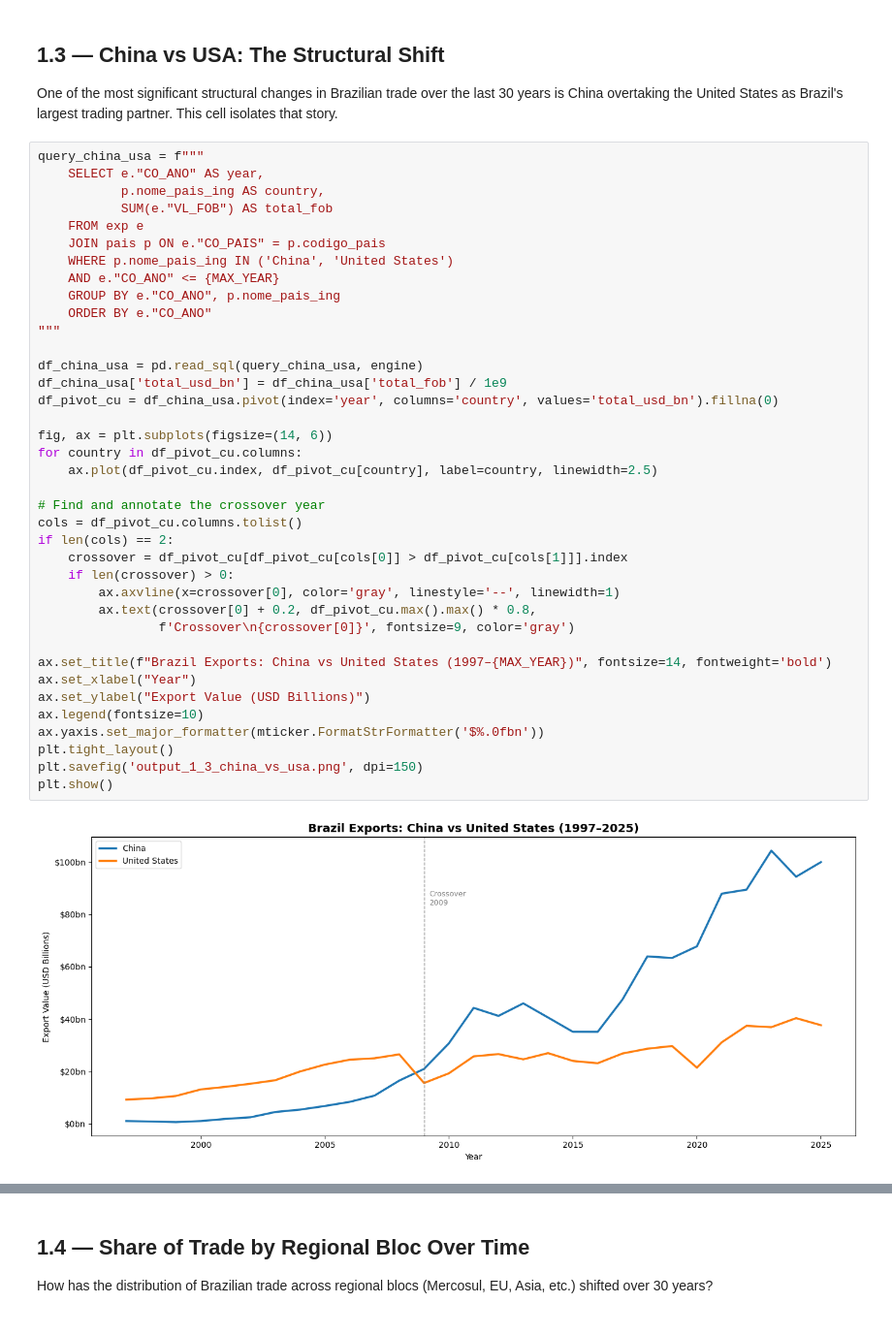
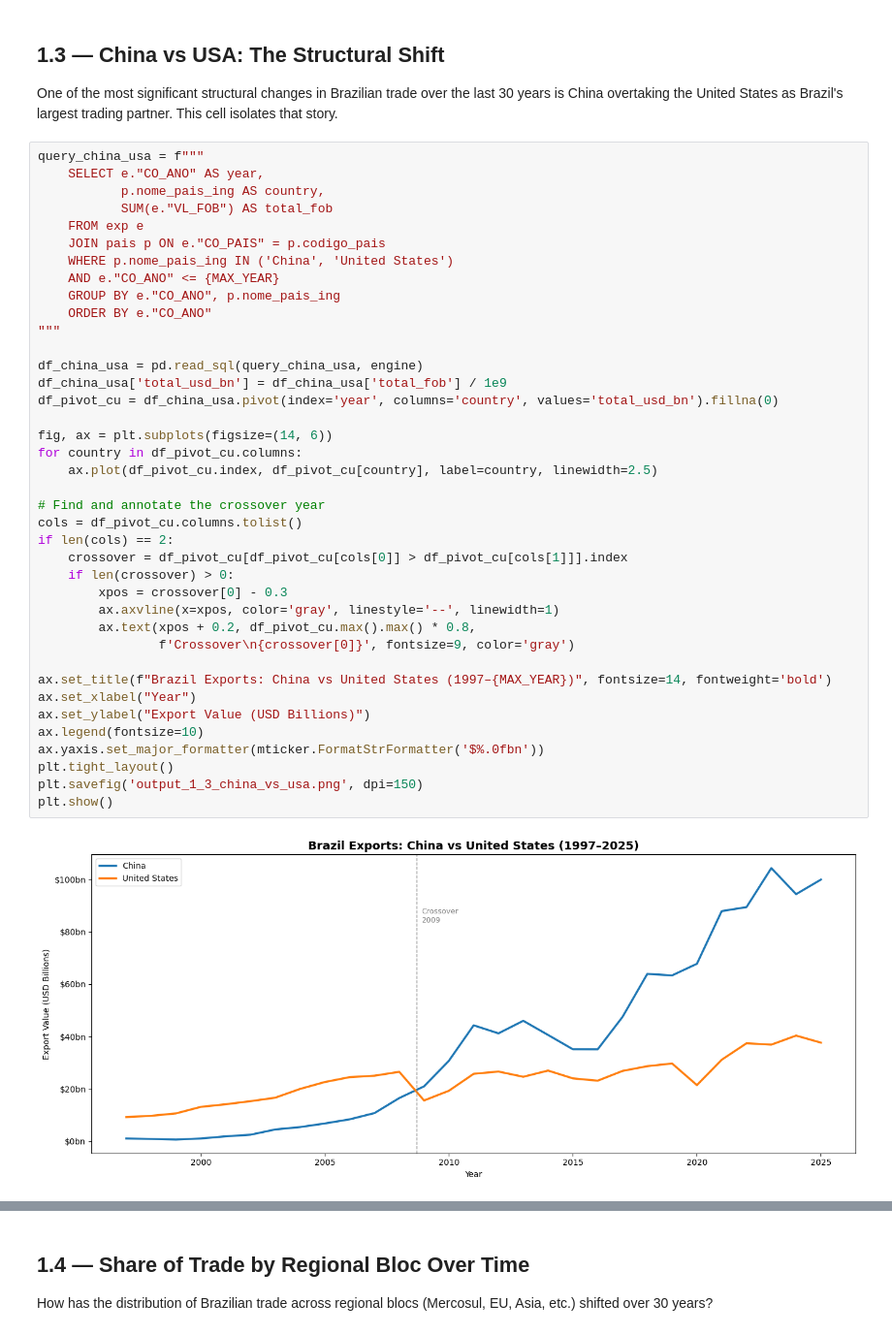
Before and after one commit to Eduardo-kohn/brazil-state-trade-analysis, a Jupyter notebook: SRC/Analysis/step1_geographic_concentration.ipynb, the cells around one changed output, grey strips where cells are left out. Shown at 97% size. Saved outputs shown, nothing was run; the diff lists cells and outputs as text.

```diff
--- a/SRC/Analysis/step1_geographic_concentration.ipynb
+++ b/SRC/Analysis/step1_geographic_concentration.ipynb
@@ -165,33 +165,34 @@ query_china_usa = f"""
     WHERE p.nome_pais_ing IN ('China', 'United States')
     AND e."CO_ANO" <= {MAX_YEAR}
     GROUP BY e."CO_ANO", p.nome_pais_ing
     ORDER BY e."CO_ANO"
 """
 
 df_china_usa = pd.read_sql(query_china_usa, engine)
 df_china_usa['total_usd_bn'] = df_china_usa['total_fob'] / 1e9
 df_pivot_cu = df_china_usa.pivot(index='year', columns='country', values='total_usd_bn').fillna(0)
 
 fig, ax = plt.subplots(figsize=(14, 6))
 for country in df_pivot_cu.columns:
     ax.plot(df_pivot_cu.index, df_pivot_cu[country], label=country, linewidth=2.5)
 
 # Find and annotate the crossover year
 cols = df_pivot_cu.columns.tolist()
 if len(cols) == 2:
     crossover = df_pivot_cu[df_pivot_cu[cols[0]] > df_pivot_cu[cols[1]]].index
     if len(crossover) > 0:
-        ax.axvline(x=crossover[0], color='gray', linestyle='--', linewidth=1)
-        ax.text(crossover[0] + 0.2, df_pivot_cu.max().max() * 0.8,
+        xpos = crossover[0] - 0.3
+        ax.axvline(x=xpos, color='gray', linestyle='--', linewidth=1)
+        ax.text(xpos + 0.2, df_pivot_cu.max().max() * 0.8,
                 f'Crossover\n{crossover[0]}', fontsize=9, color='gray')
 
 ax.set_title(f"Brazil Exports: China vs United States (1997–{MAX_YEAR})", fontsize=14, fontweight='bold')
 ax.set_xlabel("Year")
 ax.set_ylabel("Export Value (USD Billions)")
 ax.legend(fontsize=10)
 ax.yaxis.set_major_formatter(mticker.FormatStrFormatter('$%.0fbn'))
 plt.tight_layout()
 plt.savefig('output_1_3_china_vs_usa.png', dpi=150)
 plt.show()
 # %% [output]
-[figure, old version]
+[figure, new version]
```
Also changed, not shown: parts of 3 cells of this notebook.
